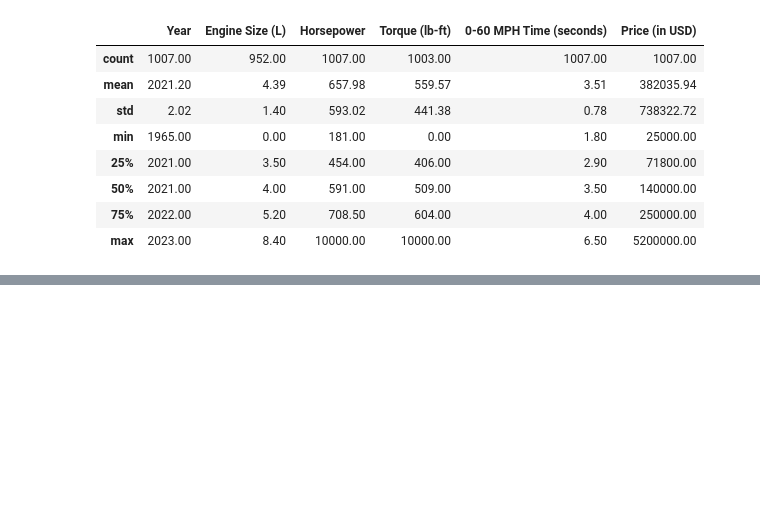
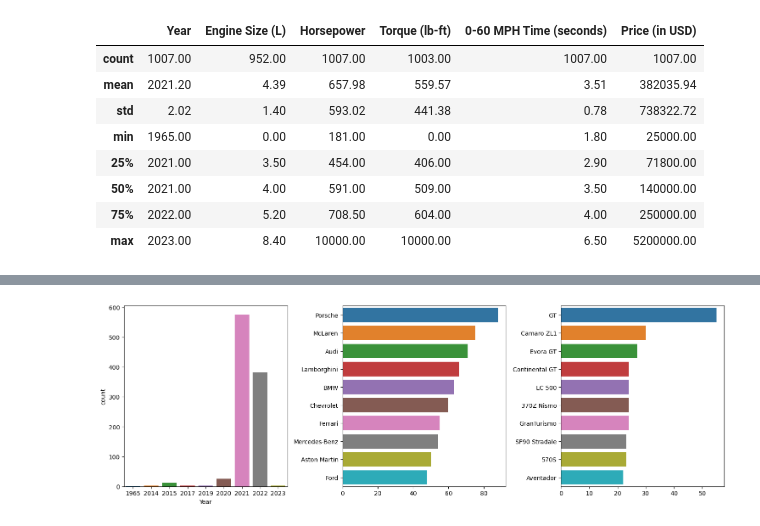
Before and after one commit to thomaschow0716/Sports_cars, a Jupyter notebook: Sports Cars.ipynb, the cells around one changed output, grey strips where cells are left out. Saved outputs shown, nothing was run; the diff lists cells and outputs as text; code cells hidden in the pictures; blank space fills up the shorter version.

```diff
--- a/Sports Cars.ipynb
+++ b/Sports Cars.ipynb
@@ -170,0 +166,18 @@ plt.show()
+# %%
+plt.figure(figsize=(15, 5))
+
+plt.subplot(1,3,1)
+sns.countplot(x = 'Year',data = sports_cars)
+
+plt.subplot(1,3,2)
+top_car_makes = sports_cars['Car Make'].value_counts().head(10)
+sns.barplot(x = top_car_makes.values,y = top_car_makes.index)
+
+plt.subplot(1,3,3)
+top_car_models = sports_cars['Car Model'].value_counts().head(10)
+sns.barplot(x = top_car_models.values,y = top_car_models.index)
+
+plt.tight_layout()
+plt.show()
+# %% [output]
+[figure, added]
```
Also changed, not shown: parts of 4 cells of this notebook.
